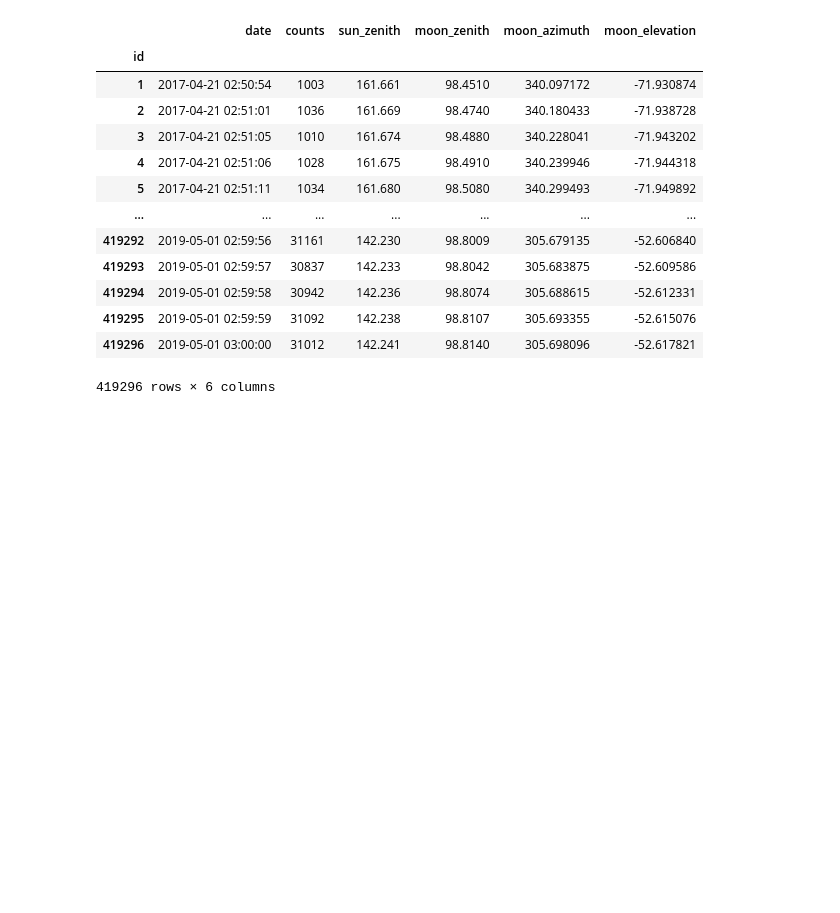
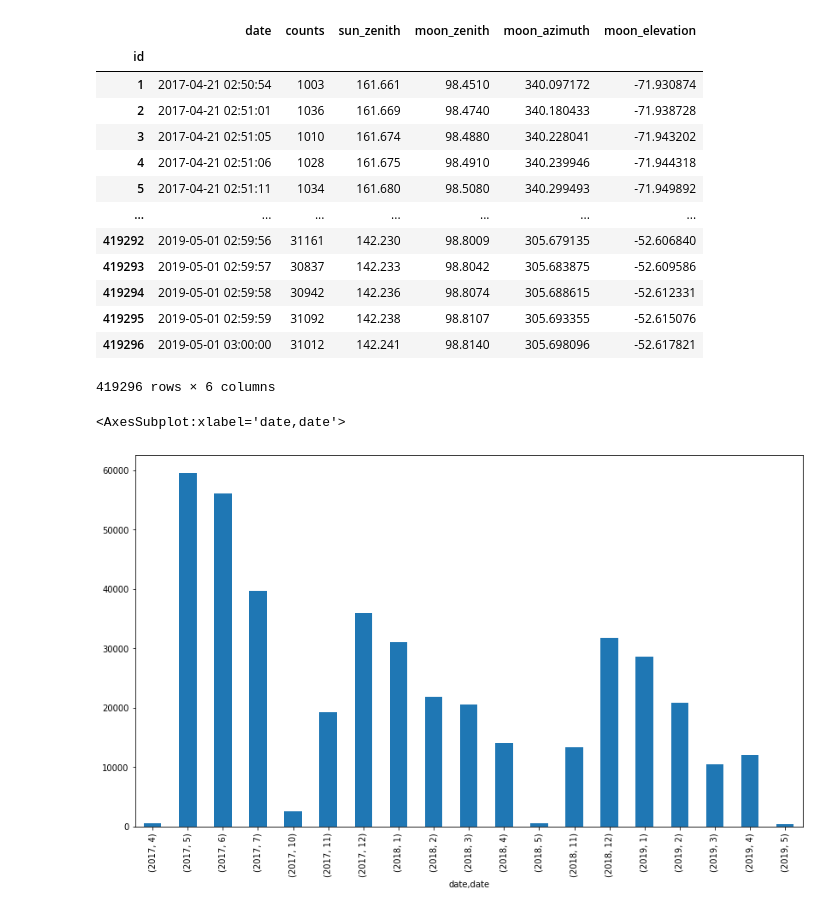
Before and after one commit to stan-levend/stars-identification-in-AMON-data, a Jupyter notebook: db_handler.ipynb, the cells around one changed output. Saved outputs shown, nothing was run; the diff lists cells and outputs as text; code cells hidden in the pictures; blank space fills up the shorter version.

Commit message:
add some graphs

```diff
--- a/db_handler.ipynb
+++ b/db_handler.ipynb
@@ -7,5 +7,7 @@ amon_data = pd.read_csv("filtered_dataset_sn02.csv")
 amon_data.drop('index', inplace=True, axis=1)
 amon_data.index.name = 'id'
 amon_data.index += 1
+amon_data['date'] = pd.to_datetime(amon_data['date'])
+amon_data.info()
 amon_data
 # %% [output]
@@ -44,0 +60,6 @@ amon_data.to_sql('peaks', engine, if_exists='replace')
+# %%
+import matplotlib.pyplot as plt
+amon_data['counts'].groupby([amon_data["date"].dt.year, amon_data["date"].dt.month]).count().plot(kind="bar", figsize=(14,8))
+# %% [output]
+<AxesSubplot:xlabel='date,date'>
+[figure, added]
```
Also changed, not shown: parts of 3 cells of this notebook.
